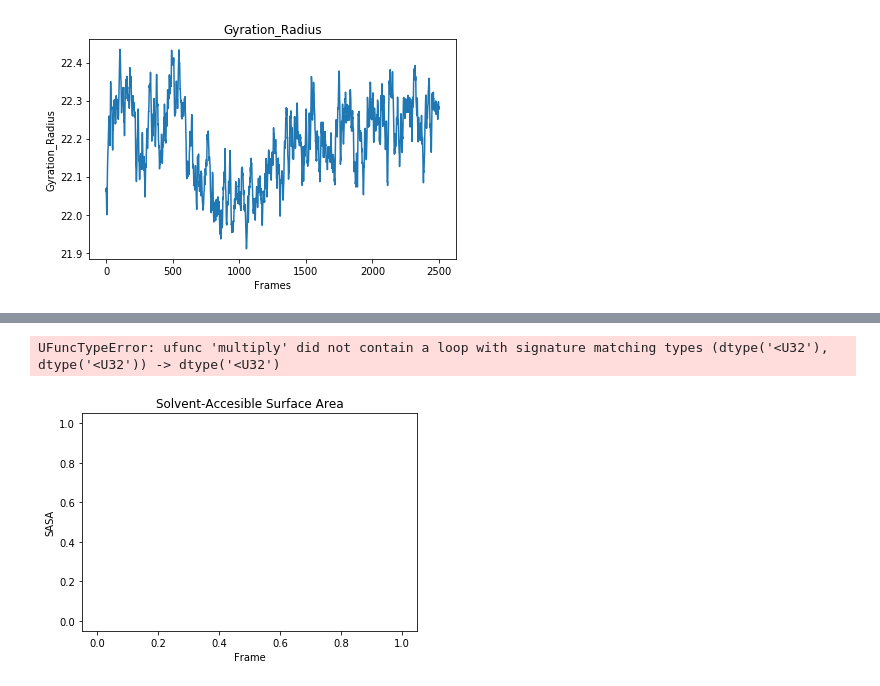
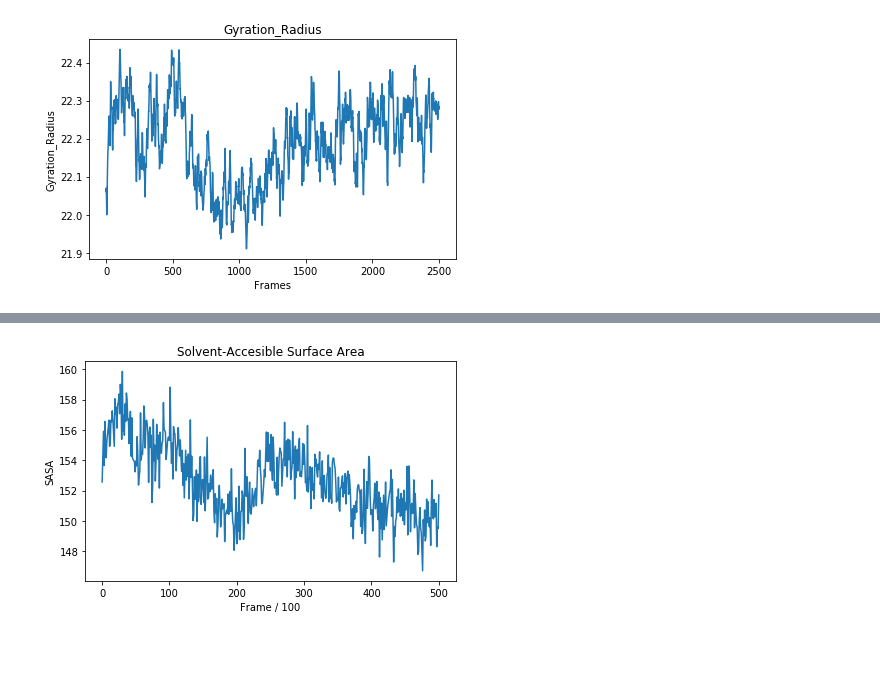
Before and after one commit to MikeXydas/MDSimsEval, a Jupyter notebook: MD_Analysis/nCov_QHD_G75_Analysis.ipynb, the cells around one changed output, grey strips where cells are left out. Drawn from its saved outputs; the diff is of its cells as text; code cells hidden in the pictures; blank space fills up the shorter version.

```diff
--- a/MD_Analysis/nCov_QHD_G75_Analysis.ipynb
+++ b/MD_Analysis/nCov_QHD_G75_Analysis.ipynb
@@ -123,32 +127,28 @@ Changes of the SASA indicate a change in the conformation of the protein and unf
 
 <img src="https://drive.google.com/uc?export=view&id=17CHp_-xbBPDuRM13SmvmCMpc4Y1i2jwS" alt="drawing" width="200"/>
 # %%
-# Read the sasa file and plot it over the frames
-
-import re
+# Read the SASA file and plot it over the frames
+# The SASA file must be created with the GROMACS command: gmx sasa -f trajectory.xtc -s topology.tpr -o sasa.xvg
 
 sasa_list = []
-p = re.compile('\s+([0-9\.]*)\s+([0-9\.]*)\\n')
+p = re.compile('\s+([0-9\.]*)\s+([0-9\.]*)\\n')    # RegEx to extract the frame, SASA pair of each frame
 
 with open("../datasets/QHD_G75_covalent/sasa.xvg") as fp:
     Lines = fp.readlines()
     for line in Lines:
-        if(line[0] != '#' and line[0] != '@'):
+        if(line[0] != '#' and line[0] != '@'):    #Ignore the GROMACS comment lines
             m = p.match(line)
-#             print(m.group(1))
-            sasa_list.append([m.group(1), m.group(2)])
+            sasa_list.append([m.group(1), m.group(2)]) # Group1: Frame, Group2: SASA
 
-sasa_list_arr = np.array(sasa_list).T # Cast to numpy array and transpose to have x, y axis values
+sasa_list_arr = np.array(sasa_list).T.astype('float64') # Cast to numpy array and transpose to have x, y axis values
 
 plt.plot()
 plt.title("Solvent-Accesible Surface Area")
-plt.xlabel('Frame')
+plt.xlabel('Frame / 100')
 plt.ylabel('SASA')
-plt.plot(np.arange(len(u.trajectory[::100])),np.around(sasa_list_arr[1][::100], decimals=1), c='r', label='SASA')
-leg = ax1.legend()
+plt.plot(sasa_list_arr[0][::100],sasa_list_arr[1][::100], label='SASA')
 plt.tight_layout()
 
 plt.show()
 # %% [output]
-UFuncTypeError: ufunc 'multiply' did not contain a loop with signature matching types (dtype('<U32'), dtype('<U32')) -> dtype('<U32')
-[figure, old version]
+[figure, new version]
```
Also changed, not shown: parts of 10 cells of this notebook, 4 other files.
